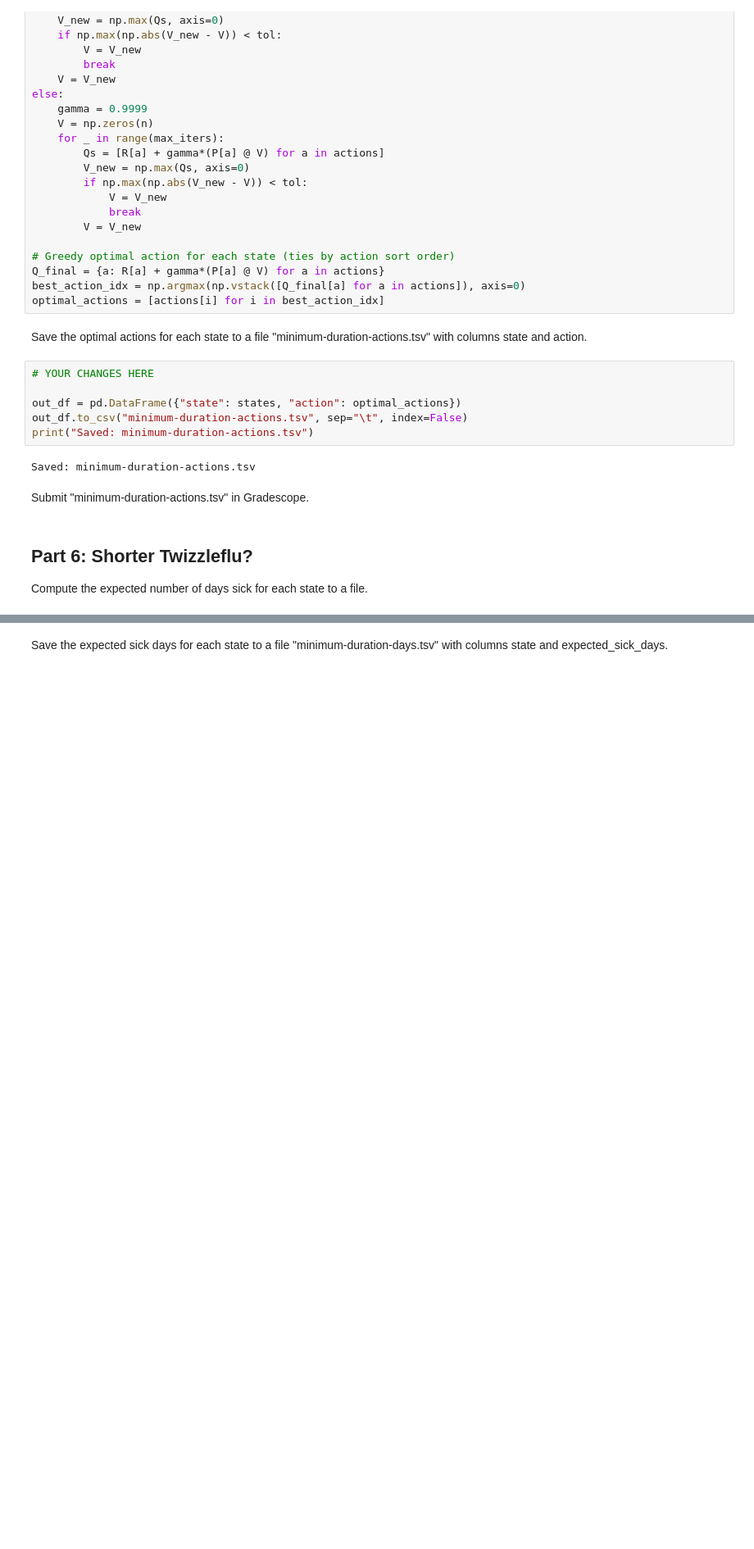
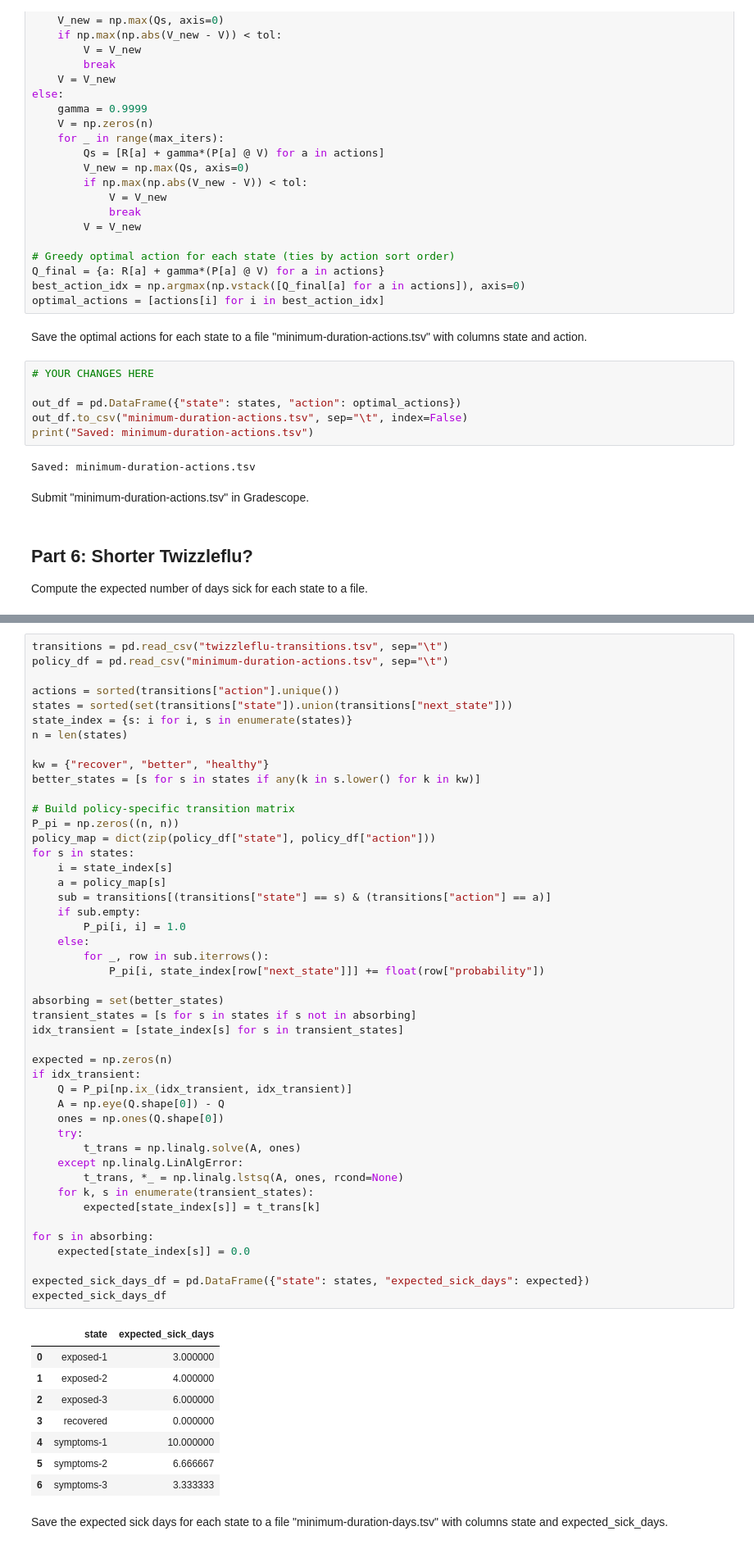
Before and after one commit to bu-aarad/dx704-project-06, a Jupyter notebook: project.ipynb, the cells around one changed output, grey strips where cells are left out. Shown: that part at 82% size. Cells and saved outputs as stored; diff of their text form; blank space fills up the shorter version.

```diff
--- a/project.ipynb
+++ b/project.ipynb
@@ -385,2 +456,57 @@ Compute the expected number of days sick for each state to a file.
+# %%
+transitions = pd.read_csv("twizzleflu-transitions.tsv", sep="\t")
+policy_df = pd.read_csv("minimum-duration-actions.tsv", sep="\t")
+
+actions = sorted(transitions["action"].unique())
+states = sorted(set(transitions["state"]).union(transitions["next_state"]))
+state_index = {s: i for i, s in enumerate(states)}
+n = len(states)
+
+kw = {"recover", "better", "healthy"}
+better_states = [s for s in states if any(k in s.lower() for k in kw)]
+
+# Build policy-specific transition matrix
+P_pi = np.zeros((n, n))
+policy_map = dict(zip(policy_df["state"], policy_df["action"]))
+for s in states:
+    i = state_index[s]
+    a = policy_map[s]
+    sub = transitions[(transitions["state"] == s) & (transitions["action"] == a)]
+    if sub.empty:
+        P_pi[i, i] = 1.0
+    else:
+        for _, row in sub.iterrows():
+            P_pi[i, state_index[row["next_state"]]] += float(row["probability"])
+
+absorbing = set(better_states)
+transient_states = [s for s in states if s not in absorbing]
+idx_transient = [state_index[s] for s in transient_states]
+
+expected = np.zeros(n)
+if idx_transient:
+    Q = P_pi[np.ix_(idx_transient, idx_transient)]
+    A = np.eye(Q.shape[0]) - Q
+    ones = np.ones(Q.shape[0])
+    try:
+        t_trans = np.linalg.solve(A, ones)
+    except np.linalg.LinAlgError:
+        t_trans, *_ = np.linalg.lstsq(A, ones, rcond=None)
+    for k, s in enumerate(transient_states):
+        expected[state_index[s]] = t_trans[k]
+
+for s in absorbing:
+    expected[state_index[s]] = 0.0
+
+expected_sick_days_df = pd.DataFrame({"state": states, "expected_sick_days": expected})
+expected_sick_days_df
+# %% [output]
+|  | state | expected_sick_days |
+| 0 | exposed-1 | 3.000000 |
+| 1 | exposed-2 | 4.000000 |
+| 2 | exposed-3 | 6.000000 |
+| 3 | recovered | 0.000000 |
+| 4 | symptoms-1 | 10.000000 |
+| 5 | symptoms-2 | 6.666667 |
+| 6 | symptoms-3 | 3.333333 |
 # %% [markdown]
 Save the expected sick days for each state to a file "minimum-duration-days.tsv" with columns state and expected_sick_days.
```
Also changed, not shown: parts of 8 cells of this notebook, 2 other files.
